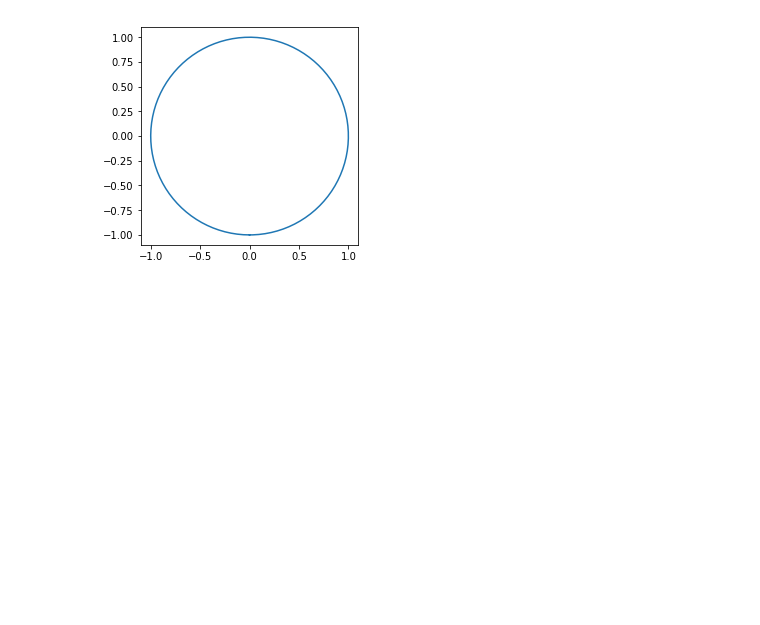
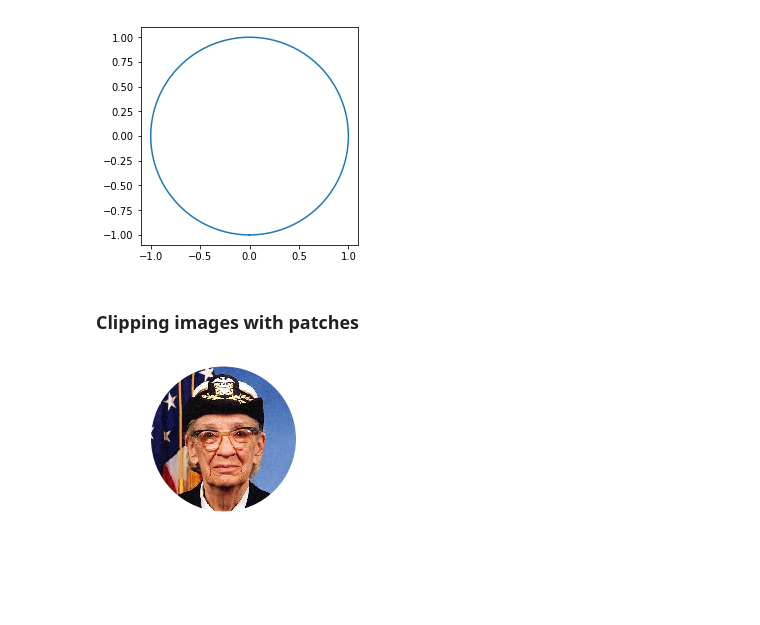
Before and after one commit to leihuagh/practice-mathplotlib, a Jupyter notebook: Circle.ipynb, the cells around one changed output. Saved outputs shown, nothing was run; the diff lists cells and outputs as text; code cells hidden in the pictures; blank space fills up the shorter version.

Commit message:
circle on image

```diff
--- a/Circle.ipynb
+++ b/Circle.ipynb
@@ -14,3 +14,22 @@ plt.plot(np.sin(theta), np.cos(theta))
 plt.show()
 # %% [output]
 [figure]
+# %% [markdown]
+### Clipping images with patches
+# %%
+import matplotlib.patches as patches
+import matplotlib.cbook as cbook
+
+
+with cbook.get_sample_data('grace_hopper.png') as image_file:
+    image = plt.imread(image_file)
+
+fig, ax = plt.subplots()
+im = ax.imshow(image)
+patch = patches.Circle((260, 200), radius=200, transform=ax.transData)
+im.set_clip_path(patch)
+
+ax.axis('off')
+plt.show()
+# %% [output]
+[figure, added]
```
